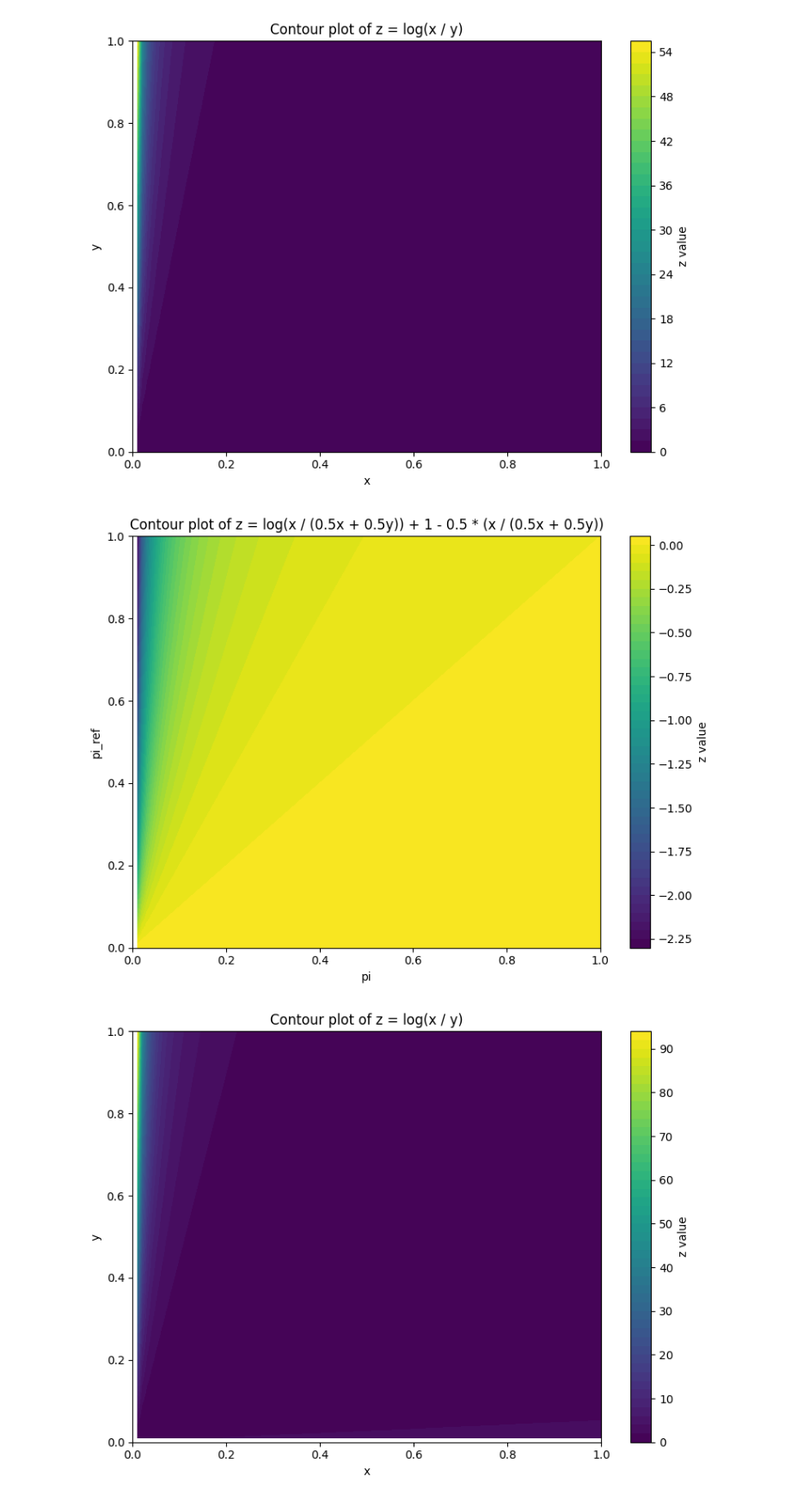
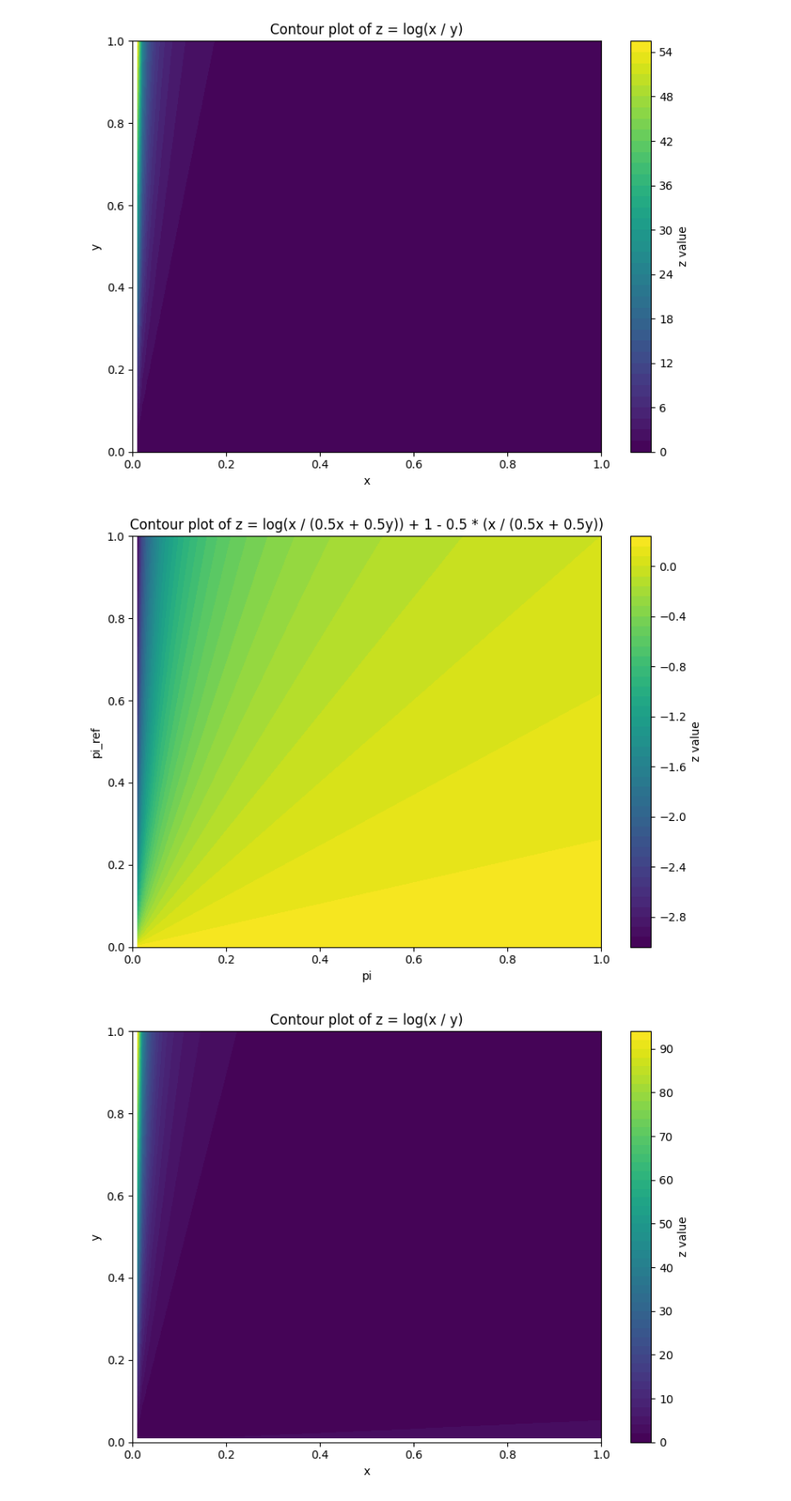
Before and after one commit to ShuoZheLi/distribution_matching, a Jupyter notebook: skl_variance.ipynb, the cells around one changed output. Shown at 86% size. Drawn from its saved outputs; the diff is of its cells as text; code cells hidden in the pictures.

```diff
--- a/skl_variance.ipynb
+++ b/skl_variance.ipynb
@@ -163,36 +163,37 @@ alpha = 0.8
 # John Schulman skl的gradient 图
 
 # Compute z
-Z = np.log(X / (alpha * X + (1-alpha) * Y)) + 1 - alpha * (X / (alpha * X + (1-alpha) * Y)) - 1 + alpha
+# Z = np.log(X / (alpha * X + (1-alpha) * Y)) + 1 - alpha * (X / (alpha * X + (1-alpha) * Y)) - 1 + alpha
 
+Z = np.log(X / (alpha * X + (1-alpha) * Y))
 # Z = np.log(X / Y)
 
 # Plotting
 # fig = plt.figure(figsize=(10, 7))
 # ax = fig.add_subplot(111, projection='3d')
 # ax.plot_surface(X, Y, Z, cmap='viridis')
 # ax.set_xlabel('x')
 # ax.set_ylabel('y')
 # ax.set_zlabel('z')
 # ax.set_title('3D plot of z = log(x / (0.8x + 0.2y)) + 1 - 0.8 * (x / (0.8x + 0.2y))')
 
 # plt.tight_layout()
 # plt.show()
 
 # Create a contour plot of the same function
 fig, ax = plt.subplots(figsize=(8, 6))
 contour = ax.contourf(X, Y, Z, levels=50, cmap='viridis')
 cbar = plt.colorbar(contour)
 cbar.set_label('z value')
 
 ax.set_xlabel('pi')
 ax.set_ylabel('pi_ref')
 ax.set_title('Contour plot of z = log(x / (0.5x + 0.5y)) + 1 - 0.5 * (x / (0.5x + 0.5y))')
 
 plt.tight_layout()
 plt.show()
 # %% [output]
-[figure, old version]
+[figure, new version]
 # %%
 # Define ranges for x and y
 x = np.linspace(0, 1, 100)
```
